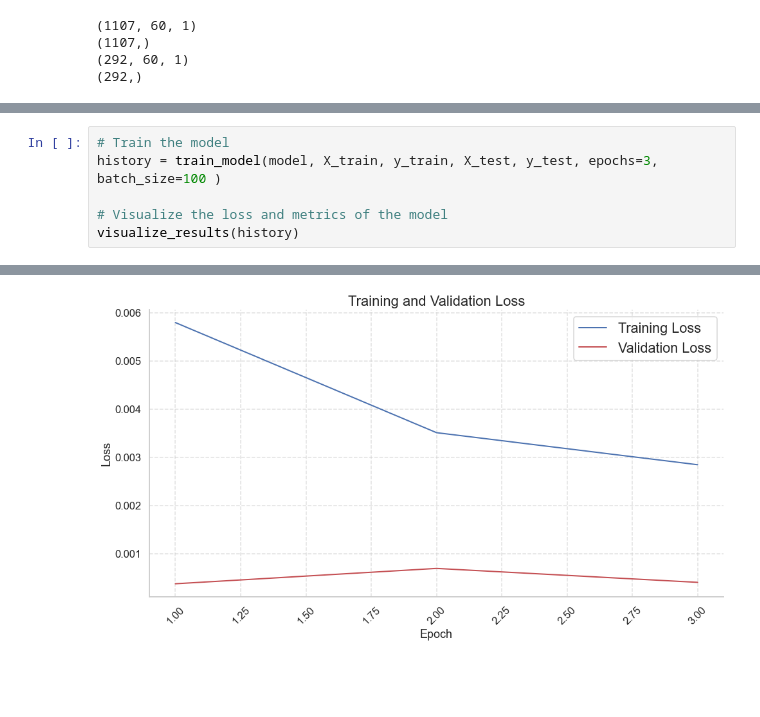
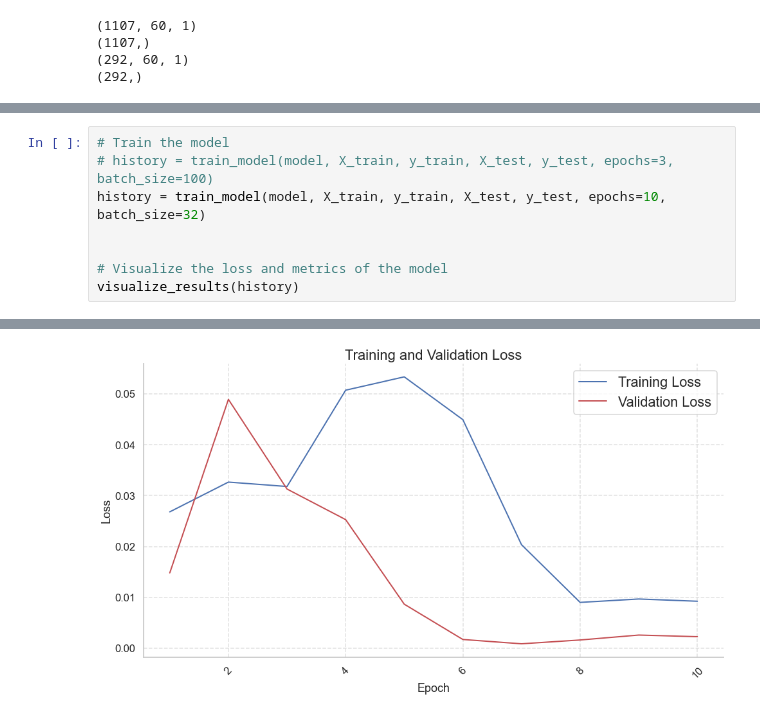
Before and after one commit to lucasvoltera/bitcoin-price-prediction, a Jupyter notebook: forecasting.ipynb, the cells around one changed output, grey strips where cells are left out. Cells and saved outputs as stored; diff of their text form; blank space fills up the shorter version.

Commit message:
optimized forecast model

```diff
--- a/forecasting.ipynb
+++ b/forecasting.ipynb
@@ -361,7 +364,9 @@ Non-trainable params: 0
 _________________________________________________________________
 # %%
 # Train the model
-history = train_model(model, X_train, y_train, X_test, y_test, epochs=3, batch_size=100 )
+# history = train_model(model, X_train, y_train, X_test, y_test, epochs=3, batch_size=100)
+history = train_model(model, X_train, y_train, X_test, y_test, epochs=10, batch_size=32)
+
 
 # Visualize the loss and metrics of the model
 visualize_results(history)
@@ -375,4 +394,4 @@ Epoch 3/3
-[figure, old version]
+[figure, new version]
 # %%
 import math
 import numpy as np
```
Also changed, not shown: parts of 10 cells of this notebook, 1 other file.
